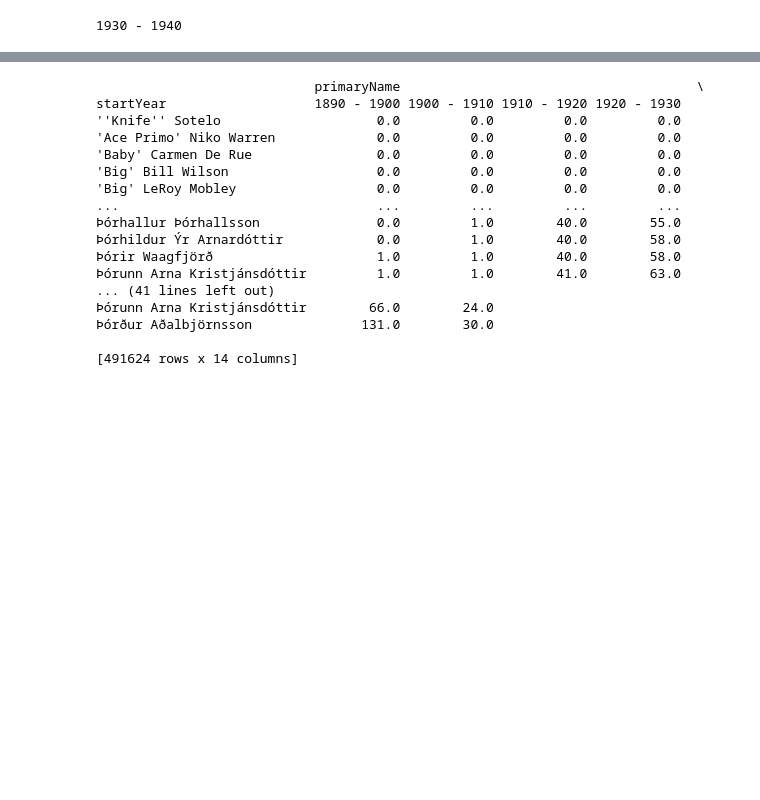
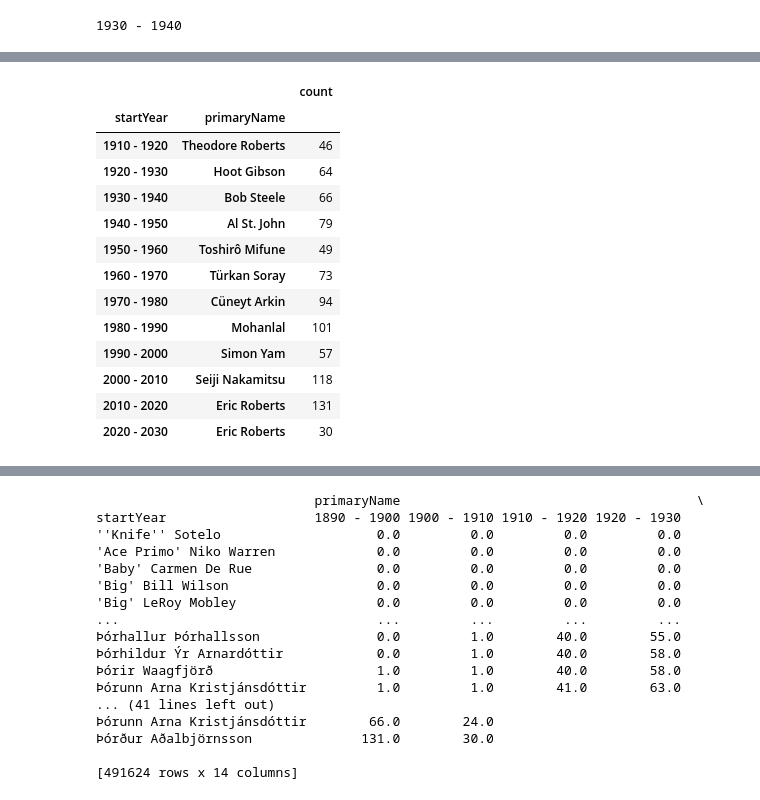
Before and after one commit to BerengerQueune/ABC-Data, a Jupyter notebook: Bérenger/Code.ipynb, the cells around one changed output, grey strips where cells are left out. Saved outputs shown, nothing was run; the diff lists cells and outputs as text; code cells hidden in the pictures; blank space fills up the shorter version.

```diff
--- a/Bérenger/Code.ipynb
+++ b/Bérenger/Code.ipynb
@@ -156,0 +199,17 @@ Name: primaryName, Length: 491624, dtype: int64
+# %%
+df_final.tail(12)
+# %% [output]
+|  |  | count |
+| startYear | primaryName |  |
+| 1910 - 1920 | Theodore Roberts | 46 |
+| 1920 - 1930 | Hoot Gibson | 64 |
+| 1930 - 1940 | Bob Steele | 66 |
+| 1940 - 1950 | Al St. John | 79 |
+| 1950 - 1960 | Toshirô Mifune | 49 |
+| 1960 - 1970 | Türkan Soray | 73 |
+| 1970 - 1980 | Cüneyt Arkin | 94 |
+| 1980 - 1990 | Mohanlal | 101 |
+| 1990 - 2000 | Simon Yam | 57 |
+| 2000 - 2010 | Seiji Nakamitsu | 118 |
+| 2010 - 2020 | Eric Roberts | 131 |
+| 2020 - 2030 | Eric Roberts | 30 |
```
Also changed, not shown: parts of 36 cells of this notebook.
